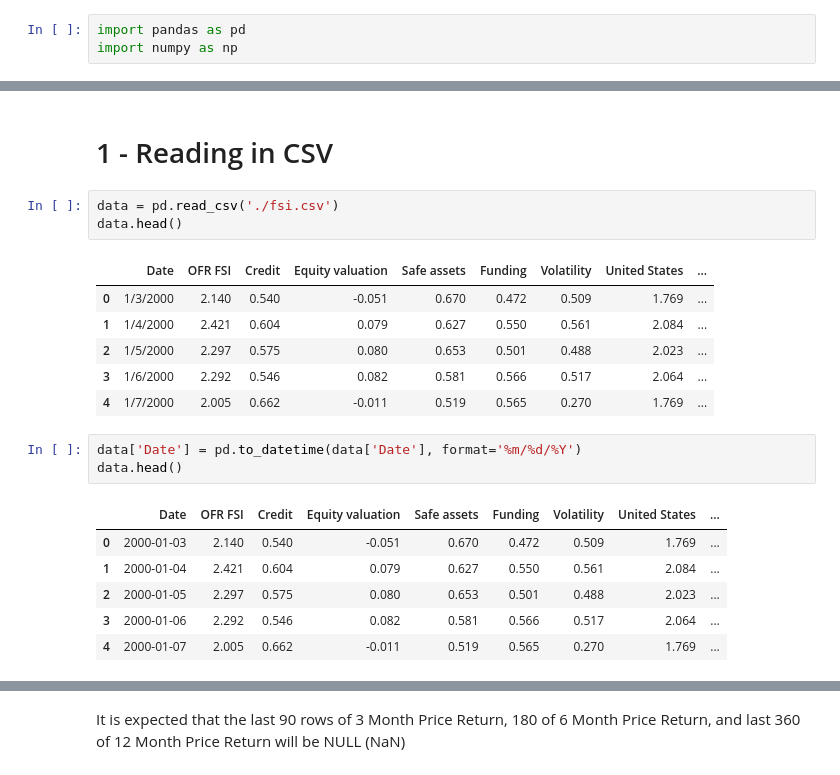
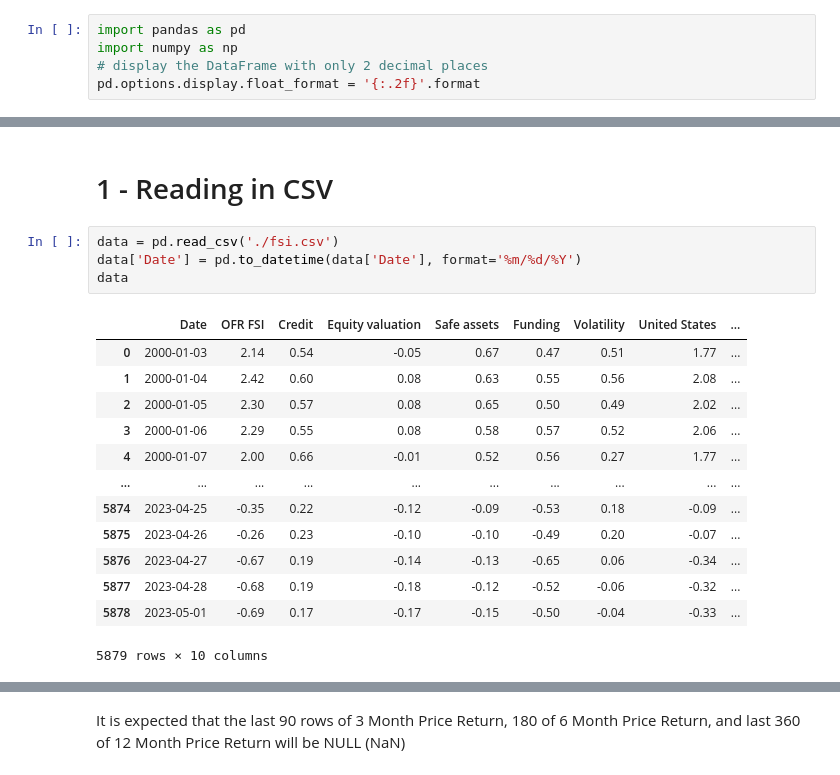
Before and after one commit to luke-anglin/PriceReturnCorr, a Jupyter notebook: Price Return Corr.ipynb, the cells around one changed output, grey strips where cells are left out. Saved outputs shown, nothing was run; the diff lists cells and outputs as text.

```diff
--- a/Price Return Corr.ipynb
+++ b/Price Return Corr.ipynb
@@ -8,6 +14,8 @@
 # %%
 import pandas as pd
 import numpy as np
+# display the DataFrame with only 2 decimal places
+pd.options.display.float_format = '{:.2f}'.format
 # %% [markdown]
 # Assumptions
 # %% [markdown]
@@ -26,21 +35,19 @@ Assumptions I make will be listed below.
 # 1 - Reading in CSV
 # %%
 data = pd.read_csv('./fsi.csv')
-data.head()
+data['Date'] = pd.to_datetime(data['Date'], format='%m/%d/%Y')
+data
 # %% [output]
 |  | Date | OFR FSI | Credit | Equity valuation | Safe assets | Funding | Volatility | United States | ... |
-| 0 | 1/3/2000 | 2.140 | 0.540 | -0.051 | 0.670 | 0.472 | 0.509 | 1.769 | ... |
-| 1 | 1/4/2000 | 2.421 | 0.604 | 0.079 | 0.627 | 0.550 | 0.561 | 2.084 | ... |
-| 2 | 1/5/2000 | 2.297 | 0.575 | 0.080 | 0.653 | 0.501 | 0.488 | 2.023 | ... |
-| 3 | 1/6/2000 | 2.292 | 0.546 | 0.082 | 0.581 | 0.566 | 0.517 | 2.064 | ... |
-| 4 | 1/7/2000 | 2.005 | 0.662 | -0.011 | 0.519 | 0.565 | 0.270 | 1.769 | ... |
+| 0 | 2000-01-03 | 2.14 | 0.54 | -0.05 | 0.67 | 0.47 | 0.51 | 1.77 | ... |
+| 1 | 2000-01-04 | 2.42 | 0.60 | 0.08 | 0.63 | 0.55 | 0.56 | 2.08 | ... |
+| 2 | 2000-01-05 | 2.30 | 0.57 | 0.08 | 0.65 | 0.50 | 0.49 | 2.02 | ... |
+| 3 | 2000-01-06 | 2.29 | 0.55 | 0.08 | 0.58 | 0.57 | 0.52 | 2.06 | ... |
+| 4 | 2000-01-07 | 2.00 | 0.66 | -0.01 | 0.52 | 0.56 | 0.27 | 1.77 | ... |
+| ... | ... | ... | ... | ... | ... | ... | ... | ... | ... |
+| 5874 | 2023-04-25 | -0.35 | 0.22 | -0.12 | -0.09 | -0.53 | 0.18 | -0.09 | ... |
+| 5875 | 2023-04-26 | -0.26 | 0.23 | -0.10 | -0.10 | -0.49 | 0.20 | -0.07 | ... |
+| 5876 | 2023-04-27 | -0.67 | 0.19 | -0.14 | -0.13 | -0.65 | 0.06 | -0.34 | ... |
+| 5877 | 2023-04-28 | -0.68 | 0.19 | -0.18 | -0.12 | -0.52 | -0.06 | -0.32 | ... |
+| 5878 | 2023-05-01 | -0.69 | 0.17 | -0.17 | -0.15 | -0.50 | -0.04 | -0.33 | ... |
+5879 rows × 10 columns
-# %%
-data['Date'] = pd.to_datetime(data['Date'], format='%m/%d/%Y')
-data.head()
-# %% [output]
-|  | Date | OFR FSI | Credit | Equity valuation | Safe assets | Funding | Volatility | United States | ... |
-| 0 | 2000-01-03 | 2.140 | 0.540 | -0.051 | 0.670 | 0.472 | 0.509 | 1.769 | ... |
-| 1 | 2000-01-04 | 2.421 | 0.604 | 0.079 | 0.627 | 0.550 | 0.561 | 2.084 | ... |
-| 2 | 2000-01-05 | 2.297 | 0.575 | 0.080 | 0.653 | 0.501 | 0.488 | 2.023 | ... |
-| 3 | 2000-01-06 | 2.292 | 0.546 | 0.082 | 0.581 | 0.566 | 0.517 | 2.064 | ... |
-| 4 | 2000-01-07 | 2.005 | 0.662 | -0.011 | 0.519 | 0.565 | 0.270 | 1.769 | ... |
```
Also changed, not shown: parts of 24 cells of this notebook, 3 other files.
